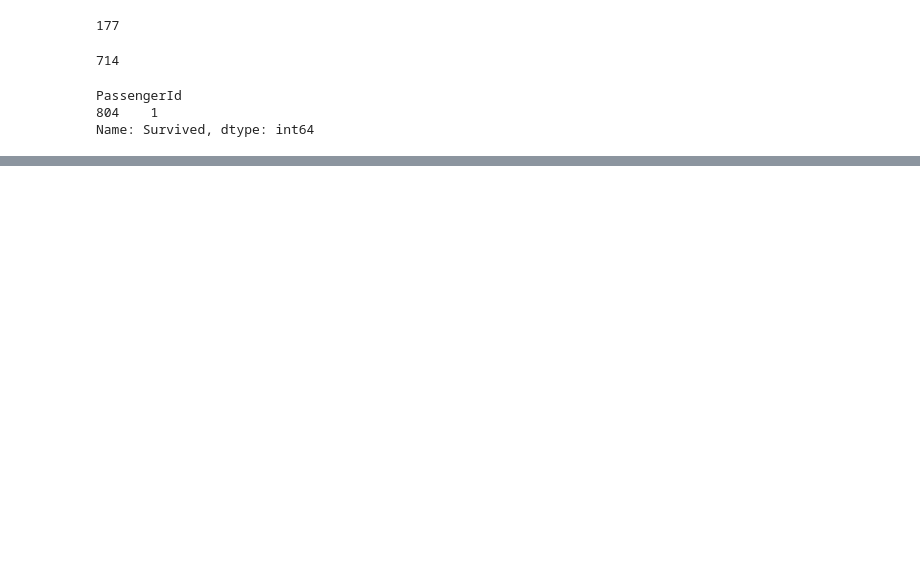
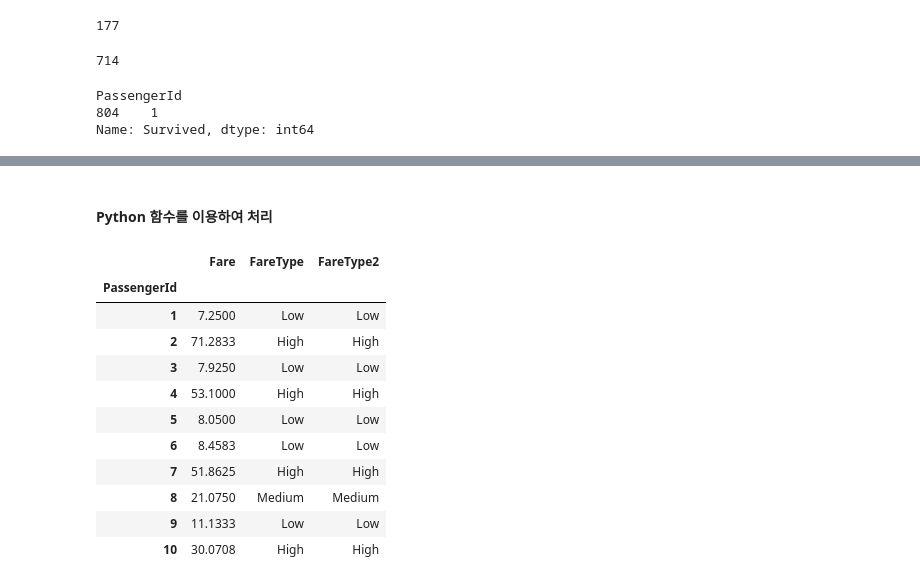
Before and after one commit to smitepaladin/workspace, a Jupyter notebook: DataAnalysis/Note/06.데이터분석_Pandas.ipynb, the cells around one changed output, grey strips where cells are left out. Saved outputs shown, nothing was run; the diff lists cells and outputs as text; code cells hidden in the pictures; blank space fills up the shorter version.

```diff
--- a/DataAnalysis/Note/06.데이터분석_Pandas.ipynb
+++ b/DataAnalysis/Note/06.데이터분석_Pandas.ipynb
@@ -204,0 +357,2 @@ Name: Survived, dtype: int64
+# %% [markdown]
+#### Python 함수를 이용하여 처리
@@ -204,0 +369,16 @@ Name: Survived, dtype: int64
+# %%
+train['FareType2'] = train['Fare'].apply(check_fare_type)
+train.loc[:,['Fare','FareType','FareType2']].head(10)
+# %% [output]
+|  | Fare | FareType | FareType2 |
+| PassengerId |  |  |  |
+| 1 | 7.2500 | Low | Low |
+| 2 | 71.2833 | High | High |
+| 3 | 7.9250 | Low | Low |
+| 4 | 53.1000 | High | High |
+| 5 | 8.0500 | Low | Low |
+| 6 | 8.4583 | Low | Low |
+| 7 | 51.8625 | High | High |
+| 8 | 21.0750 | Medium | Medium |
+| 9 | 11.1333 | Low | Low |
+| 10 | 30.0708 | High | High |
```
Also changed, not shown: parts of 15 cells of this notebook, 7 other files.
